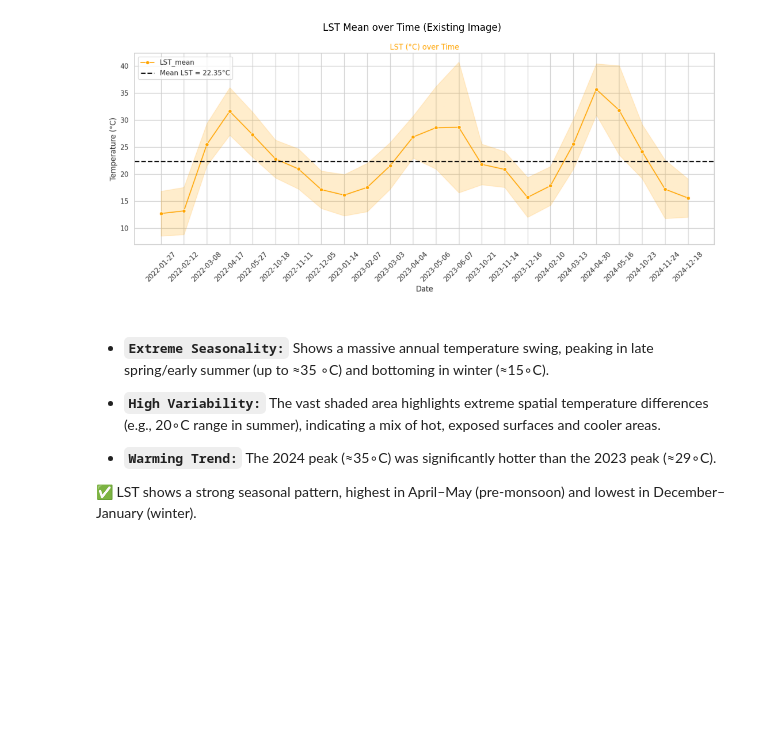
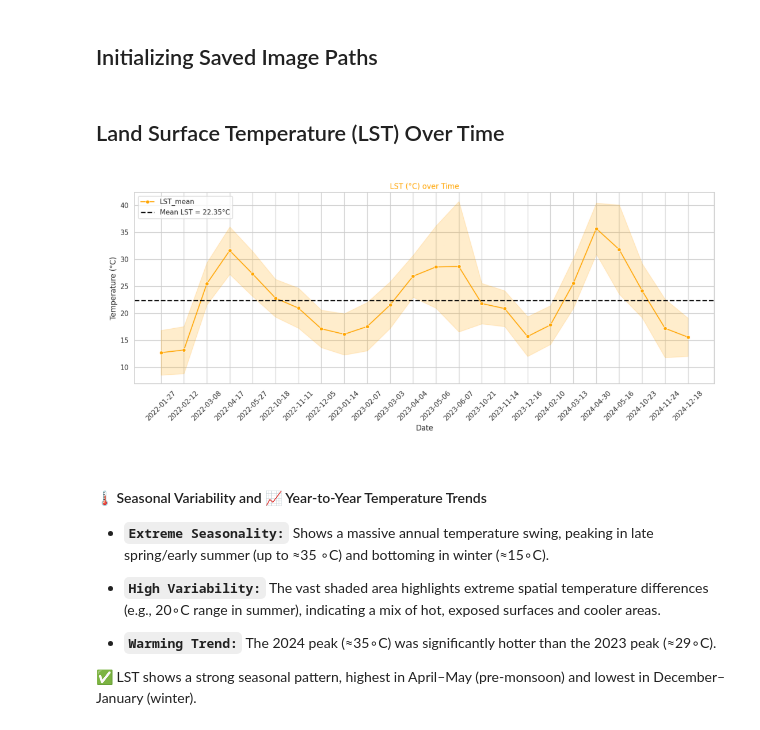
Before and after one commit to SiddhuShkya/Mach24-Orbital-Project, a Jupyter notebook: notebooks/Data-Analysis/Land-Surface-Temperature.ipynb, the cells around one changed output. Cells and saved outputs as stored; diff of their text form; code cells hidden in the pictures; blank space fills up the shorter version.

```diff
--- a/notebooks/Data-Analysis/Land-Surface-Temperature.ipynb
+++ b/notebooks/Data-Analysis/Land-Surface-Temperature.ipynb
@@ -16,3 +19,5 @@ plt.show()
+# %% [markdown]
+## Initializing Saved Image Paths
 # %%
 LST_IMAGE_PARENT = "../../images/LST_PLOTS"
 MEAN_OVER_TIME = os.path.join(LST_IMAGE_PARENT, "mot.png")
@@ -21,13 +27,16 @@ SEASONAL_PATTERN_FILE = os.path.join(LST_IMAGE_PARENT, "seasonal_pattern.png")
+# %% [markdown]
+## Land Surface Temperature (LST) Over Time
 # %%
 img = imread(MEAN_OVER_TIME)
 plt.figure(figsize=(14, 6))
 plt.imshow(img)
 plt.axis("off")
-plt.title("LST Mean over Time (Existing Image)")
 plt.show()
 # %% [output]
-[figure, old version]
+[figure, new version]
 # %% [markdown]
+#### 🌡️ Seasonal Variability and 📈 Year-to-Year Temperature Trends
+
 - **`Extreme Seasonality:`** Shows a massive annual temperature swing, peaking in late spring/early summer (up to ≈35 ∘C) and bottoming in winter (≈15∘C).
 
 - **`High Variability:`** The vast shaded area highlights extreme spatial temperature differences (e.g., 20∘C range in summer), indicating a mix of hot, exposed surfaces and cooler areas.
```
Also changed, not shown: parts of 16 cells of this notebook.
